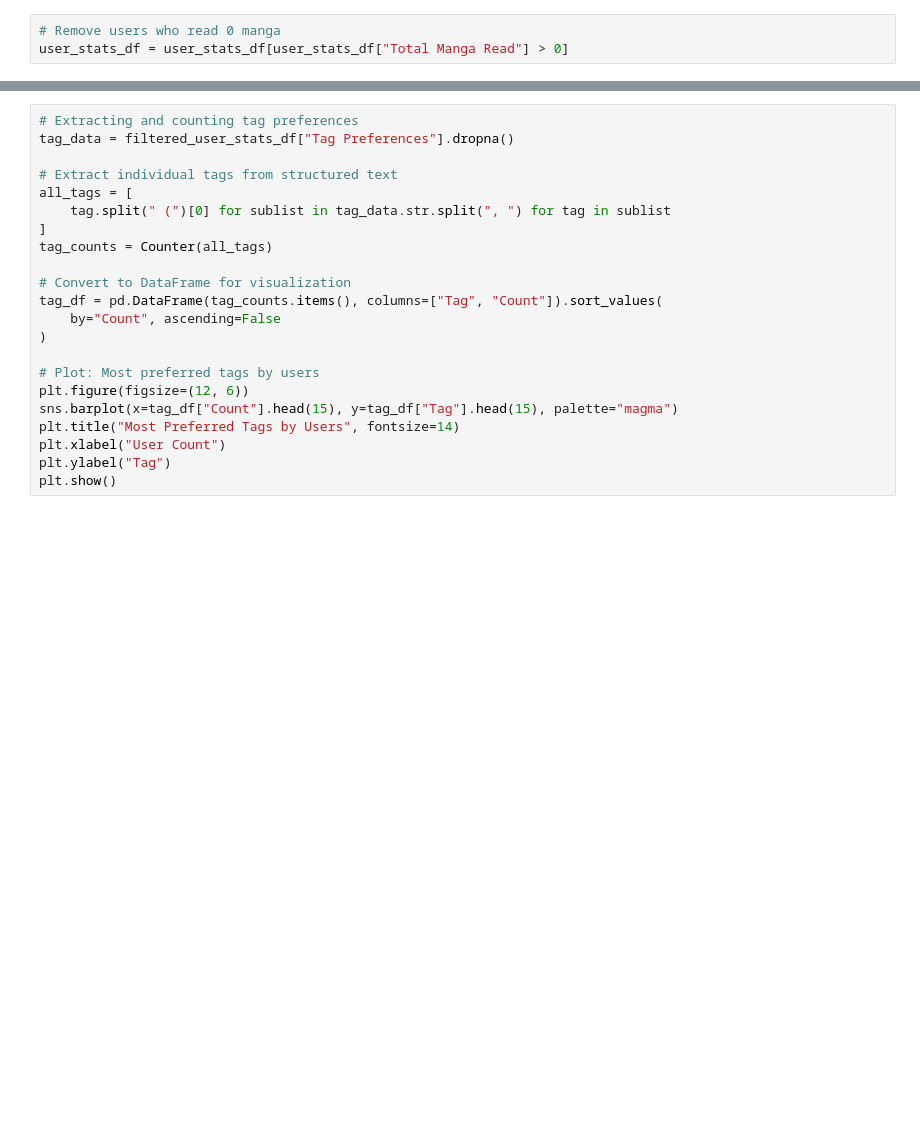
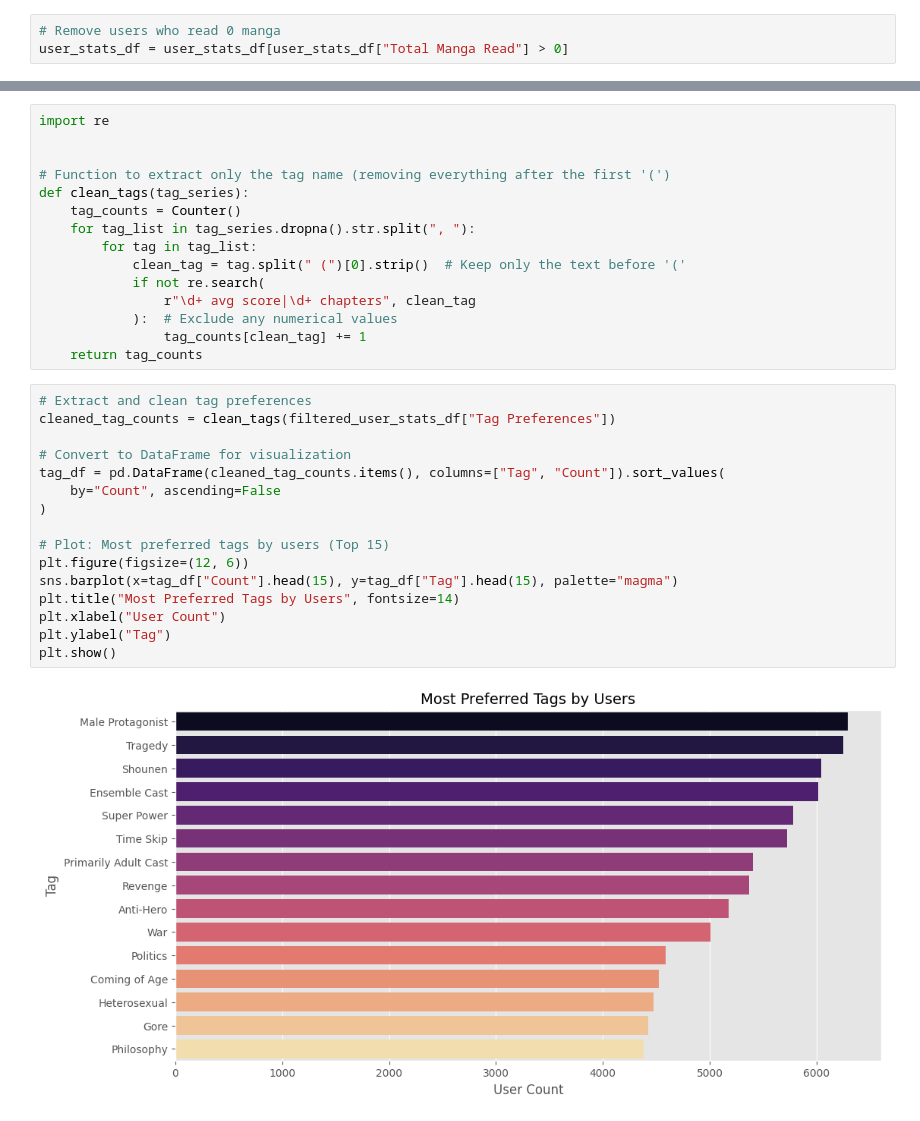
Before and after one commit to Trung-Dan-Phan/manga_recommender_system, a Jupyter notebook: notebooks/eda.ipynb, the cells around one changed output, grey strips where cells are left out. Drawn from its saved outputs; the diff is of its cells as text; blank space fills up the shorter version.

```diff
--- a/notebooks/eda.ipynb
+++ b/notebooks/eda.ipynb
@@ -406,24 +437,35 @@ filtered_user_stats_df
+# %%
+import re
+
+
+# Function to extract only the tag name (removing everything after the first '(')
+def clean_tags(tag_series):
+    tag_counts = Counter()
+    for tag_list in tag_series.dropna().str.split(", "):
+        for tag in tag_list:
+            clean_tag = tag.split(" (")[0].strip()  # Keep only the text before '('
+            if not re.search(
+                r"\d+ avg score|\d+ chapters", clean_tag
+            ):  # Exclude any numerical values
+                tag_counts[clean_tag] += 1
+    return tag_counts
 # %%
-# Extracting and counting tag preferences
-tag_data = filtered_user_stats_df["Tag Preferences"].dropna()
-
-# Extract individual tags from structured text
-all_tags = [
-    tag.split(" (")[0] for sublist in tag_data.str.split(", ") for tag in sublist
-]
-tag_counts = Counter(all_tags)
+# Extract and clean tag preferences
+cleaned_tag_counts = clean_tags(filtered_user_stats_df["Tag Preferences"])
 
 # Convert to DataFrame for visualization
-tag_df = pd.DataFrame(tag_counts.items(), columns=["Tag", "Count"]).sort_values(
+tag_df = pd.DataFrame(cleaned_tag_counts.items(), columns=["Tag", "Count"]).sort_values(
     by="Count", ascending=False
 )
 
-# Plot: Most preferred tags by users
+# Plot: Most preferred tags by users (Top 15)
 plt.figure(figsize=(12, 6))
 sns.barplot(x=tag_df["Count"].head(15), y=tag_df["Tag"].head(15), palette="magma")
 plt.title("Most Preferred Tags by Users", fontsize=14)
 plt.xlabel("User Count")
 plt.ylabel("Tag")
 plt.show()
+# %% [output]
+[figure, added]
 # %%
 # Extracting and counting staff preferences
```
Also changed, not shown: parts of 20 cells of this notebook.
